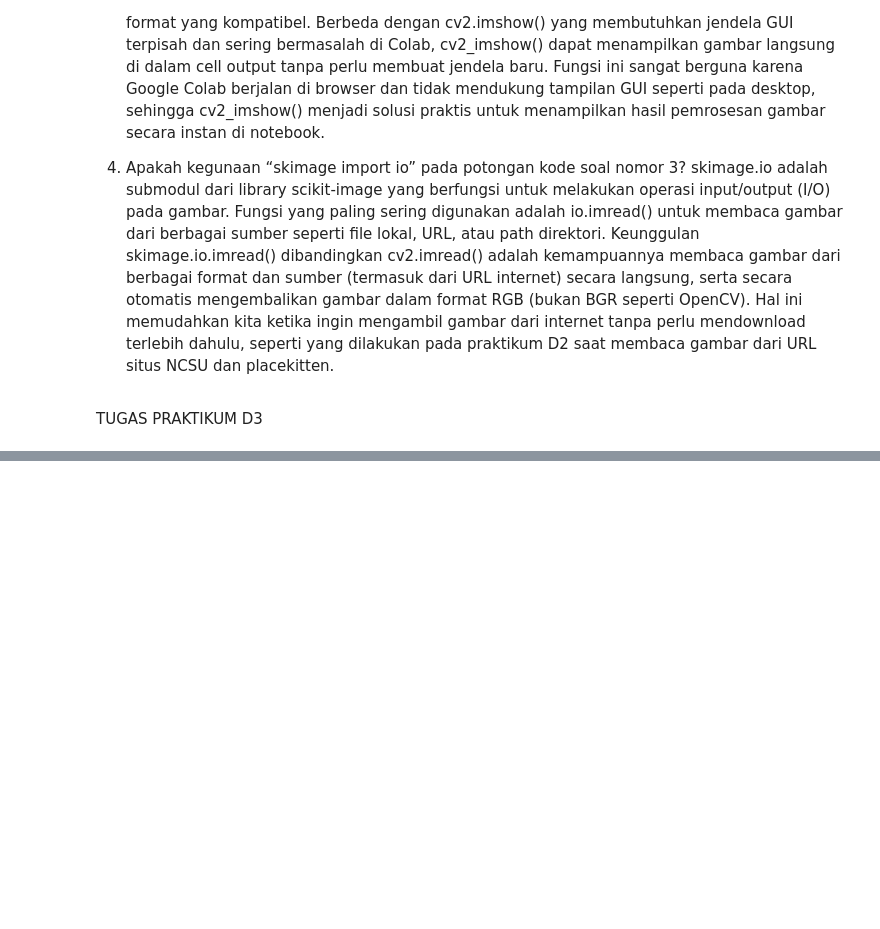
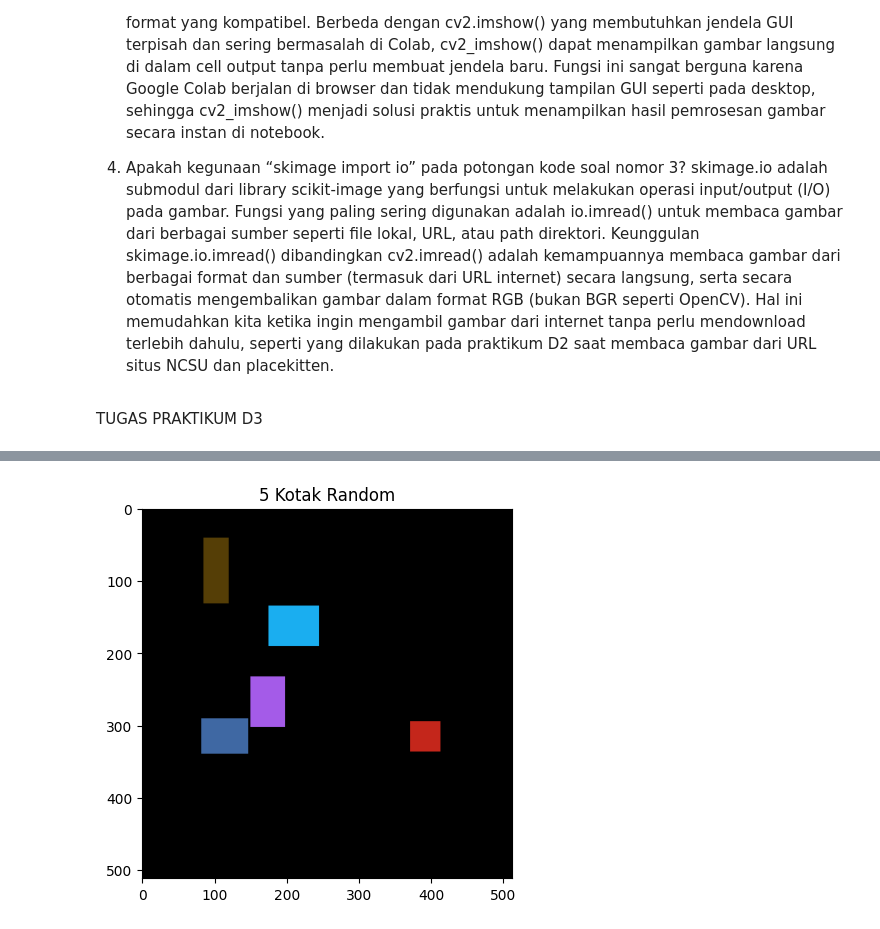
Before and after one commit to ZukhrufianAbdullah/PCVK_Ganjil_2026, a Jupyter notebook: Pertemuan_2b.ipynb, the cells around one changed output, grey strips where cells are left out. Saved outputs shown, nothing was run; the diff lists cells and outputs as text; code cells hidden in the pictures; blank space fills up the shorter version.

```diff
--- a/Pertemuan_2b.ipynb
+++ b/Pertemuan_2b.ipynb
@@ -132,0 +175,14 @@ TUGAS PRAKTIKUM D3
+# %%
+# 5. Buat 5 kotak berbagai ukuran dan warna acak
+canvas = np.zeros((512, 512, 3), dtype=np.uint8)
+for _ in range(5):
+    pt1 = (np.random.randint(0, 400), np.random.randint(0, 400))
+    pt2 = (pt1[0] + np.random.randint(20, 100), pt1[1] + np.random.randint(20, 100))
+    color = (np.random.randint(0, 255), np.random.randint(0, 255), np.random.randint(0, 255))
+    cv2.rectangle(canvas, pt1, pt2, color, -1)
+
+plt.imshow(canvas)
+plt.title('5 Kotak Random')
+plt.show()
+# %% [output]
+[figure, added]
```
Also changed, not shown: parts of 8 cells of this notebook.
